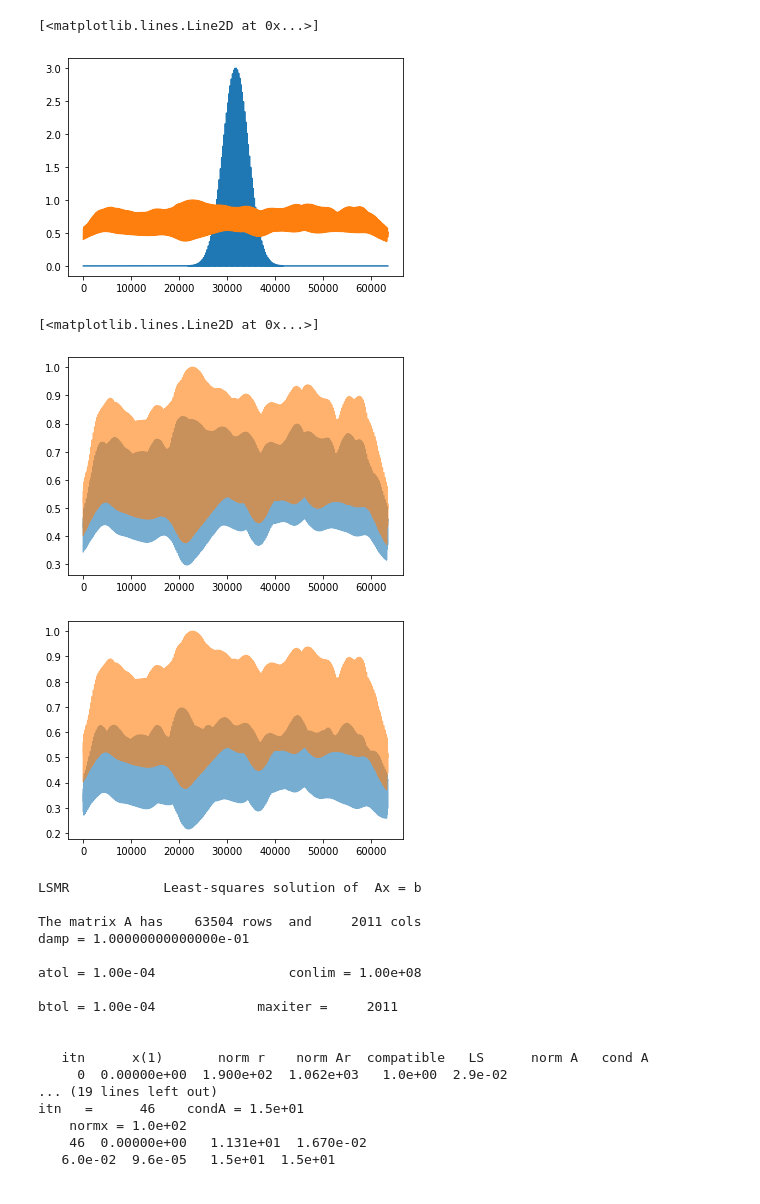
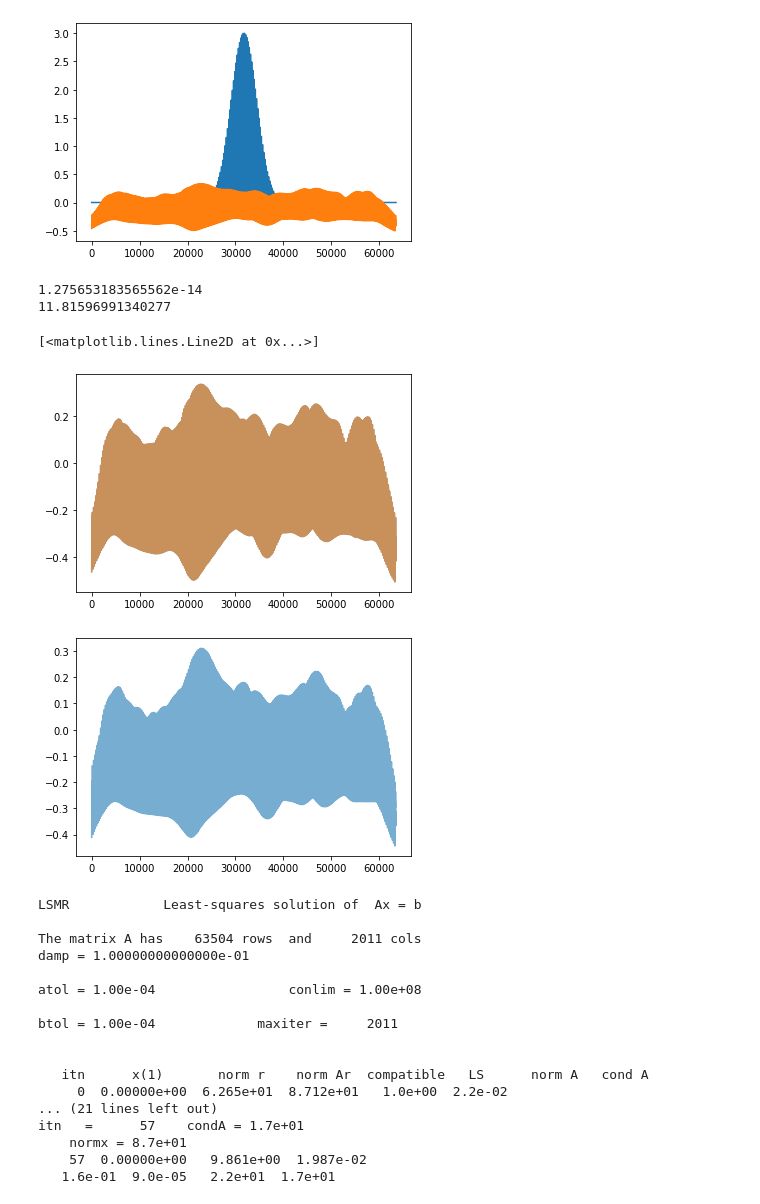
Before and after one commit to soltesz-lab/dentate, a Jupyter notebook: notebooks/Generation of Structured Weights.ipynb, the cells around one changed output. Drawn from its saved outputs; the diff is of its cells as text; code cells hidden in the pictures.

```diff
--- a/notebooks/Generation of Structured Weights.ipynb
+++ b/notebooks/Generation of Structured Weights.ipynb
@@ -31,7 +31,7 @@ const_sources = ['MC']
 config_file='Network_Clamp_GC_Exc_Sat_S_extent.yaml'
 output_weights_namespace='Structured Weights'
 h5types_path='%s/dentate_h5types.h5' % dataset_prefix
-connections_path='%s/Slice/dentatenet_Full_Scale_GC_Exc_Sat_DD_S_extent_20200430A.h5' % dataset_prefix
+connections_path='%s/Slice/dentatenet_Full_Scale_GC_Exc_Sat_DD_S_extent_20200604.h5' % dataset_prefix
 input_features_path="%s/DG_input_features_20200321_compressed.h5" % dataset_prefix
 arena_id='A'
 use_arena_margin=True
@@ -298,44 +298,51 @@ if const_input_rate_map_dict is not None:
 # %%
 import matplotlib.pyplot as plt
 
-scaled_target_map = np.asarray(target_map.flat - np.min(target_map), dtype=np.float64)
-if np.max(scaled_target_map) > 0.:
-   target_map_scaling_factor = target_amplitude / np.max(target_map.flat)
-   scaled_target_map = scaled_target_map.flat * target_map_scaling_factor
-flat_scaled_target_map = scaled_target_map.ravel()
 
 mean_initial_weight = np.mean(initial_weight_array)
 initial_background_map = np.dot(input_matrix, initial_weight_array) + \
                          np.dot(const_input_matrix, const_weight_array)
 if np.mean(initial_background_map)<= 0.:
    raise RuntimeError('generate_structured_delta_weights: initial weights must produce positive activation')
-scaled_background_map = initial_background_map / np.max(initial_background_map)
 
+mean_initial_background = np.mean(initial_background_map)
+scaled_background_map = initial_background_map / mean_initial_background
+scaled_background_map -= 1.
+scaled_target_map = np.asarray(target_map.flat - np.min(target_map), dtype=np.float64)
+
+
+if np.max(scaled_target_map) > 0.:
+   target_map_scaling_factor = target_amplitude / np.max(target_map)
+   scaled_target_map = scaled_target_map.flat * target_map_scaling_factor
+flat_scaled_target_map = scaled_target_map.ravel()
 
 
 plt.figure()
-plt.plot(flat_scaled_target_map)
-plt.plot(scaled_background_map)
+plt.plot(flat_scaled_target_map);
+plt.plot(scaled_background_map);
+plt.show()
 # %% [output]
-[<matplotlib.lines.Line2D at 0x...>]
-[figure, old version]
+[figure, new version]
 # %%
-scaled_input_matrix = input_matrix / np.max(initial_background_map)
+scaled_input_matrix = input_matrix / mean_initial_background
+
+scaled_const_input_matrix = const_input_matrix / mean_initial_background
+
+
 plt.figure()
-plt.plot(np.dot(scaled_input_matrix, initial_weight_array), alpha=0.6)
+plt.plot(np.dot(scaled_input_matrix, initial_weight_array)  +
+         np.dot(scaled_const_input_matrix, const_weight_array) - 1, alpha=0.6)
 plt.plot(scaled_background_map, alpha=0.6);
 
-
-scaled_const_input_matrix = const_input_matrix / np.max(initial_background_map)
 plt.figure()
-plt.plot(np.dot(scaled_input_matrix, initial_weight_array)  -
-         np.dot(scaled_const_input_matrix, const_weight_array),
-         alpha=0.6)
-plt.plot(scaled_background_map, alpha=0.6)
+plt.plot((np.dot(std_input_matrix, initial_weight_array)  +
+         np.dot(std_const_input_matrix, const_weight_array)) / 1000, alpha=0.6)
 # %% [output]
-[<matplotlib.lines.Line2D at 0x...>]
+1.275653183565562e-14
+11.81596991340277
+[<matplotlib.lines.Line2D at 0x...>]
-[figure, old version]
+[figure, new version]
-[figure, old version]
+[figure, new version]
 # %%
 lsqr_target_map = np.copy(scaled_target_map) - scaled_background_map
 res = scipy.sparse.linalg.lsmr(scaled_input_matrix,
@@ -355,12 +362,12 @@ btol = 1.00e-04             maxiter =     2011
 
 
    itn      x(1)       norm r    norm Ar  compatible   LS      norm A   cond A
-     0  0.00000e+00  1.900e+02  1.062e+03   1.0e+00  2.9e-02
-... (19 lines left out)
-itn   =      46    condA = 1.5e+01
-    normx = 1.0e+02
-    46  0.00000e+00   1.131e+01  1.670e-02
-   6.0e-02  9.6e-05   1.5e+01  1.5e+01
+     0  0.00000e+00  6.265e+01  8.712e+01   1.0e+00  2.2e-02
+... (21 lines left out)
+itn   =      57    condA = 1.7e+01
+    normx = 8.7e+01
+    57  0.00000e+00   9.861e+00  1.987e-02
+   1.6e-01  9.0e-05   2.2e+01  1.7e+01
 # %%
 max_weight = 4.0
 assert(max_weight >= 1.)
```
Also changed, not shown: parts of 4 cells of this notebook, 1 other file.
